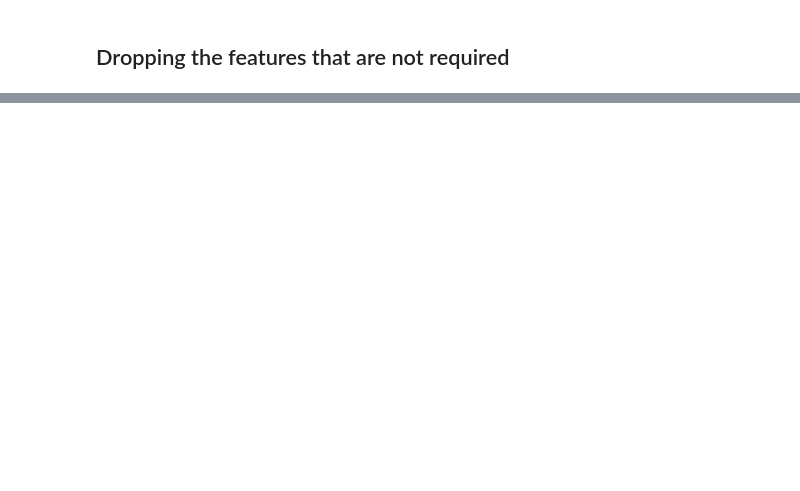
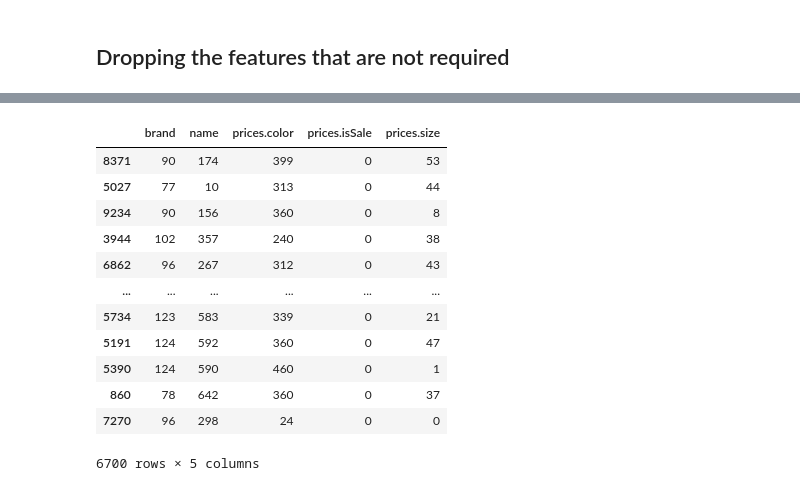
Before and after one commit to zehraina/Price-of-a-Shoe, a Jupyter notebook: main.ipynb, the cells around one changed output, grey strips where cells are left out. Saved outputs shown, nothing was run; the diff lists cells and outputs as text; code cells hidden in the pictures; blank space fills up the shorter version.

```diff
--- a/main.ipynb
+++ b/main.ipynb
@@ -107,2 +200,3 @@ array([[<AxesSubplot:xlabel='prices.amountMax', ylabel='prices.amountMax'>,
 # %%
-df["prices.amountMax"]
+df.columns
+df.drop(['prices.amountMax', 'prices.amountMin'], axis=1, inplace=True)
@@ -136,0 +212,20 @@ Name: prices.amountMin, Length: 10000, dtype: float64
+# %%
+
+# X=df.drop(['labels'], axis=1)
+
+from sklearn.preprocessing import LabelEncoder
+le = LabelEncoder()
+
+brand = le.fit_transform(df['brand'])
+name = le.fit_transform(df['name'])
+color = le.fit_transform(df['prices.color'])
+isSale= le.fit_transform(df['prices.isSale'])
+size= le.fit_transform(df['prices.size'])
+
+df['brand']=brand
+df['name']=name
+df['prices.color']=color
+df['prices.isSale']=isSale
+df['prices.size']=size
+
+df.info()
@@ -136,0 +248,5 @@ Name: prices.amountMin, Length: 10000, dtype: float64
+# %%
+from sklearn.model_selection import train_test_split
+X=df.drop('labels', axis=1)
+y=df['labels'].copy()
+X_train, X_test, y_train, y_test = train_test_split( X, y, test_size=0.33, random_state=42)
@@ -136,0 +283,16 @@ Name: prices.amountMin, Length: 10000, dtype: float64
+# %%
+X_train
+# %% [output]
+|  | brand | name | prices.color | prices.isSale | prices.size |
+| 8371 | 90 | 174 | 399 | 0 | 53 |
+| 5027 | 77 | 10 | 313 | 0 | 44 |
+| 9234 | 90 | 156 | 360 | 0 | 8 |
+| 3944 | 102 | 357 | 240 | 0 | 38 |
+| 6862 | 96 | 267 | 312 | 0 | 43 |
+| ... | ... | ... | ... | ... | ... |
+| 5734 | 123 | 583 | 339 | 0 | 21 |
+| 5191 | 124 | 592 | 360 | 0 | 47 |
+| 5390 | 124 | 590 | 460 | 0 | 1 |
+| 860 | 78 | 642 | 360 | 0 | 37 |
+| 7270 | 96 | 298 | 24 | 0 | 0 |
+6700 rows × 5 columns
```
Also changed, not shown: parts of 33 cells of this notebook.
